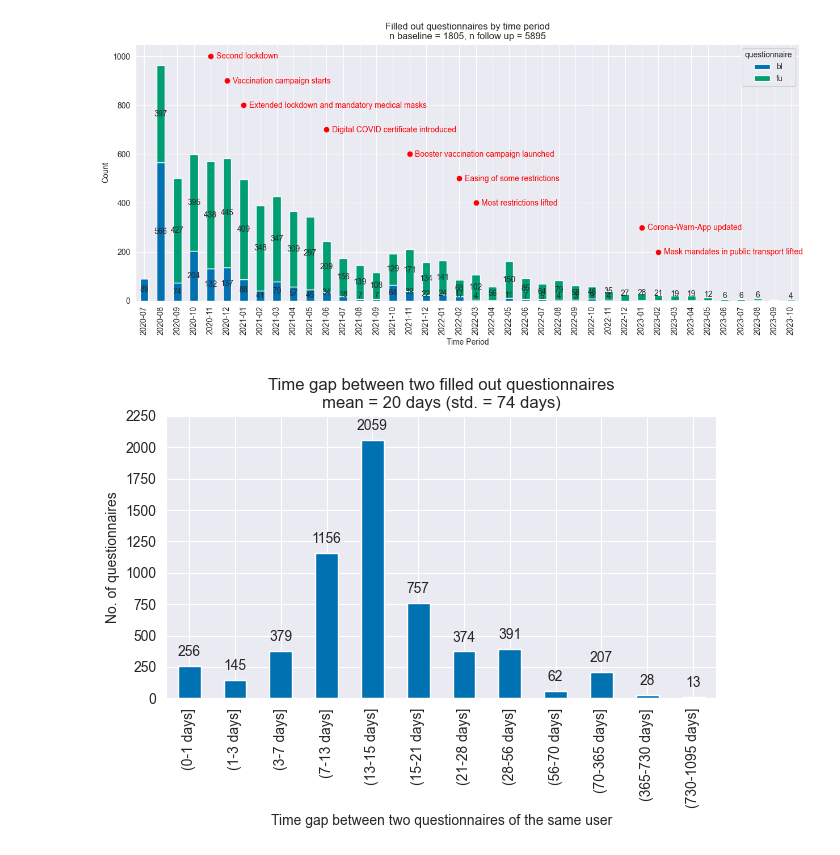
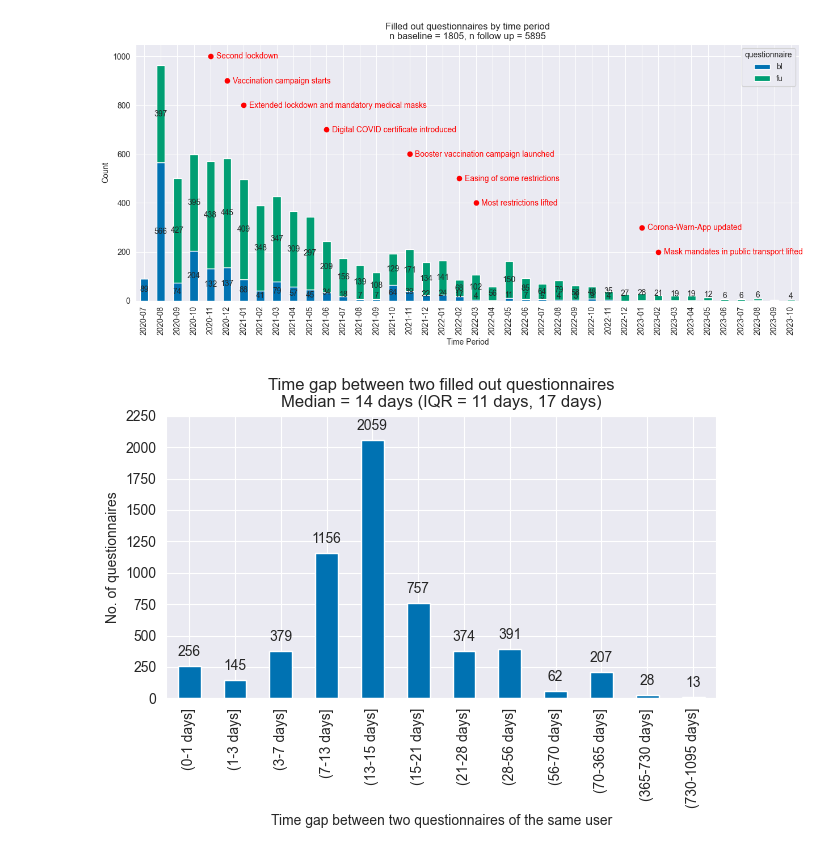
Before and after one commit to joa24jm/CH-Heart, a Jupyter notebook: src/d01_analyse/demographics.ipynb, the cells around one changed output. Saved outputs shown, nothing was run; the diff lists cells and outputs as text; code cells hidden in the pictures.

Commit message:
add median and IQR for filling out behaviour

```diff
--- a/src/d01_analyse/demographics.ipynb
+++ b/src/d01_analyse/demographics.ipynb
@@ -359,32 +359,32 @@ def format_bins(bins):
 # Create a timedelta series and apply pd.cut()
 time_diff = df.groupby('user_id')['created_at'].diff()  # Example of getting time differences
 category = pd.cut(time_diff, bins=bins)
 value_counts = category.value_counts().sort_index()
 
 # Plotting
 ax = value_counts.plot(kind='bar')
 
 # Format and set custom x-axis labels
 custom_labels = format_bins(bins)
 plt.xticks(ticks=range(len(custom_labels)), labels=custom_labels, rotation=90, ha='center')  # Set custom labels
 
 # Adding data labels on top of each bar
 for p in ax.patches:
     ax.annotate(f'{p.get_height()}', (p.get_x() + p.get_width() / 2., p.get_height()),
                 ha='center', va='center', xytext=(0, 10), textcoords='offset points')
 
 plt.ylim(0, 2250)
 
 # Additional plot settings
 plt.xlabel('Time gap between two questionnaires of the same user')
 plt.ylabel('No. of questionnaires')
-plt.title('Time gap between two filled out questionnaires\nmean = 20 days (std. = 74 days)')
+plt.title('Time gap between two filled out questionnaires\nMedian = 14 days (IQR = 11 days, 17 days)')
 
 plt.tight_layout()
 
 plt.savefig('results/figures/time_gap_of_questionnaires.svg')
 
 # Show the plot
 plt.show()
 # %% [output]
-[figure, old version]
+[figure, new version]
```
Also changed, not shown: parts of 2 cells of this notebook, 1 other file.
